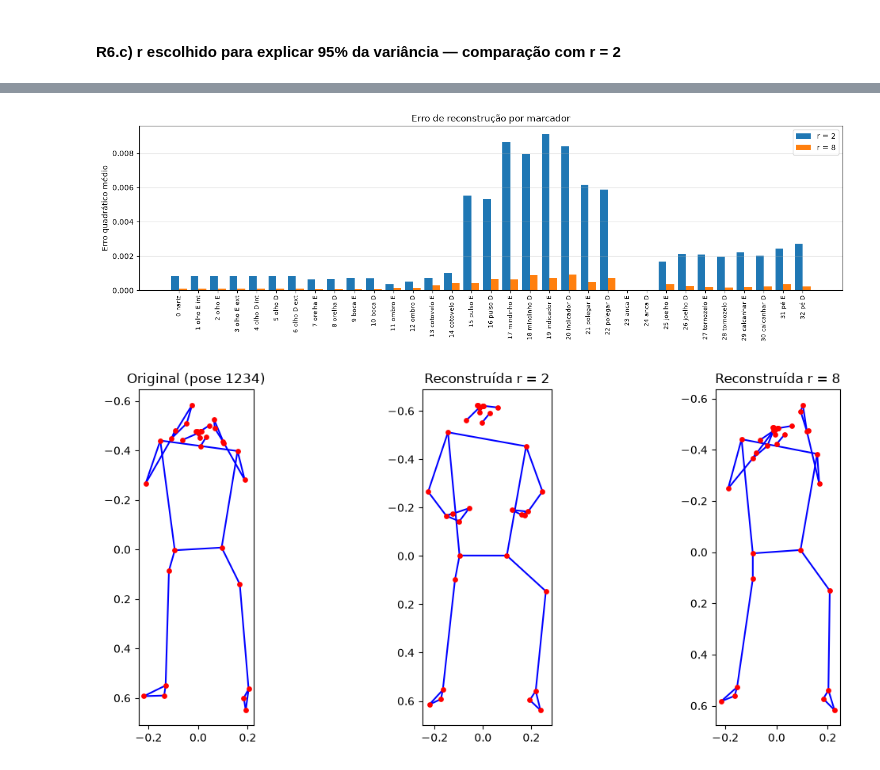
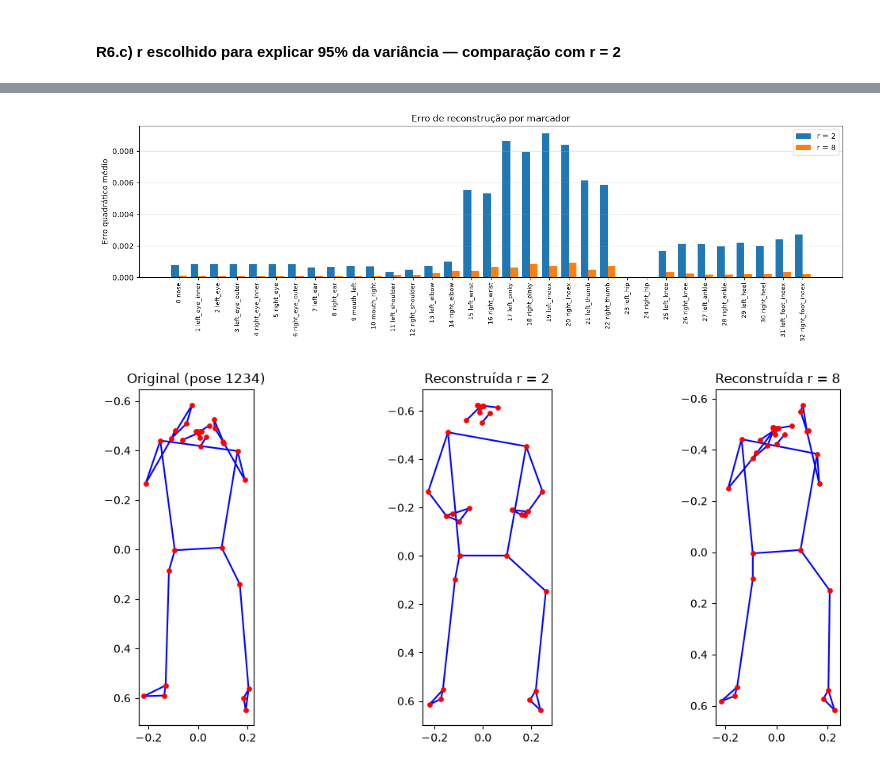
Before and after one commit to Ribz4306/LAB-IAAUT, a Jupyter notebook: lab1.ipynb, the cells around one changed output, grey strips where cells are left out. Saved outputs shown, nothing was run; the diff lists cells and outputs as text; code cells hidden in the pictures.

```diff
--- a/lab1.ipynb
+++ b/lab1.ipynb
@@ -358,0 +363,31 @@ plt.show()
+# %%
+NAME_MARKERS = [
+    'nose', 'left_eye_inner', 'left_eye', 'left_eye_outer',
+    'right_eye_inner', 'right_eye', 'right_eye_outer',
+    'left_ear', 'right_ear', 'mouth_left', 'mouth_right',
+    'left_shoulder', 'right_shoulder', 'left_elbow', 'right_elbow',
+    'left_wrist', 'right_wrist', 'left_pinky', 'right_pinky',
+    'left_index', 'right_index', 'left_thumb', 'right_thumb',
+    'left_hip', 'right_hip', 'left_knee', 'right_knee',
+    'left_ankle', 'right_ankle', 'left_heel', 'right_heel',
+    'left_foot_index', 'right_foot_index'
+]
+
+# Nome de cada uma das 66 features: "13_cotovelo_esq_u", "13_cotovelo_esq_v", ...
+name_features = []
+for j, name in enumerate(NAME_MARKERS):   # 33 marcadores
+    for c in ('u', 'v'):                      # 2 coordenadas
+        name_features.append(f'{j}_{name}_{c}')
+
+# Tabela de pesos: linhas = componentes (PCX), colunas = features originais (0_nose_u , ...)
+pesos = pd.DataFrame(pca.components_,
+                     index=[f'PC{i+1}' for i in range(pca.n_components_)],
+                     columns=name_features)
+
+
+# Top-k features com maior peso absoluto na componente pc (1, 2, ...)
+def top_features(pc, k=10):
+    linha = pesos.loc[f'PC{pc}']        # Carrega a linha
+    ordem = linha.abs().sort_values(ascending=False).index[:k] # Nomes das k features com maior peso em valor absoluto, por ordem decrescente
+    # ordem = lista de 10 features e não valores
+    return linha[ordem]         # vai buscar os valores da linha
@@ -574,28 +648,28 @@ As 2 primeiras colunas de Z são iguais para r = 2 e r = 8 ? True
 # %%
 # Comparação do erro por marcador: r = 2 vs r = r95
 x = np.arange(33)
 plt.figure(figsize=(14, 4.5))
 plt.bar(x - 0.2, erro_marc2,  width=0.4, label='r = 2')
 plt.bar(x + 0.2, erro_marc95, width=0.4, label=f'r = {r95}')
-plt.xticks(x, [f'{j} {n}' for j, n in enumerate(NOMES_MARCADORES)], rotation=90, fontsize=8)
+plt.xticks(x, [f'{j} {n}' for j, n in enumerate(NAME_MARKERS)], rotation=90, fontsize=8)
 plt.ylabel('Erro quadrático médio')
 plt.title('Erro de reconstrução por marcador')
 plt.legend()
 plt.grid(True, axis='y', alpha=0.3)
 plt.tight_layout()
 plt.savefig('R6c_erro.png', dpi=150)
 plt.show()
 
 # Exemplo visual: a pose com maior erro para r = 2 — original vs reconstruções
 i = np.argmax(np.mean((X - X_rec2)**2, axis=1))
 fig, axs = plt.subplots(1, 3, figsize=(12, 5))
 desenhar_pose(axs[0], X[i],       f'Original (pose {i})')
 desenhar_pose(axs[1], X_rec2[i],  'Reconstruída r = 2')
 desenhar_pose(axs[2], X_rec95[i], f'Reconstruída r = {r95}')
 plt.tight_layout()
 plt.savefig('R6c_poses.png', dpi=150)
 plt.show()
 # %% [output]
-[figure, old version]
+[figure, new version]
 [figure]
 # %%
```
Also changed, not shown: parts of 15 cells of this notebook, 4 other files.
